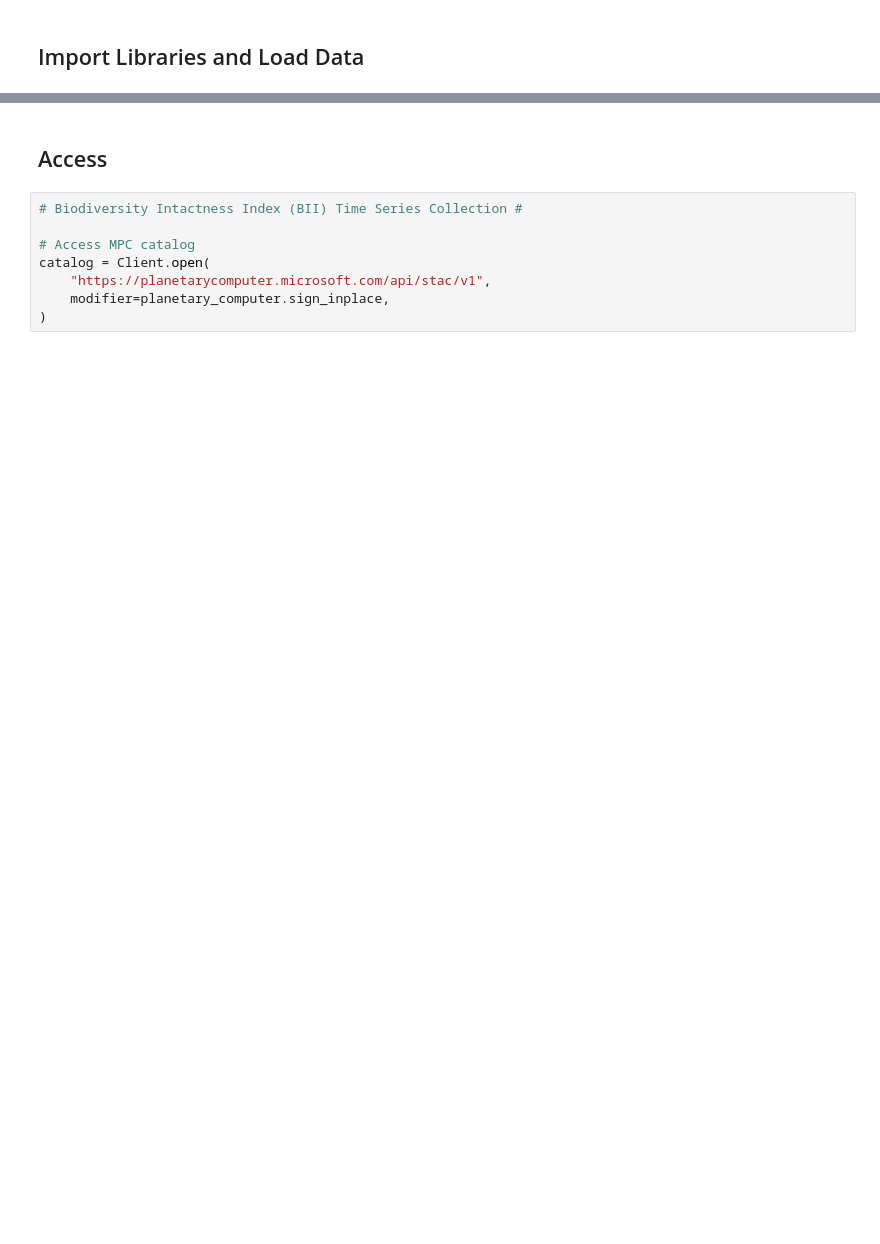
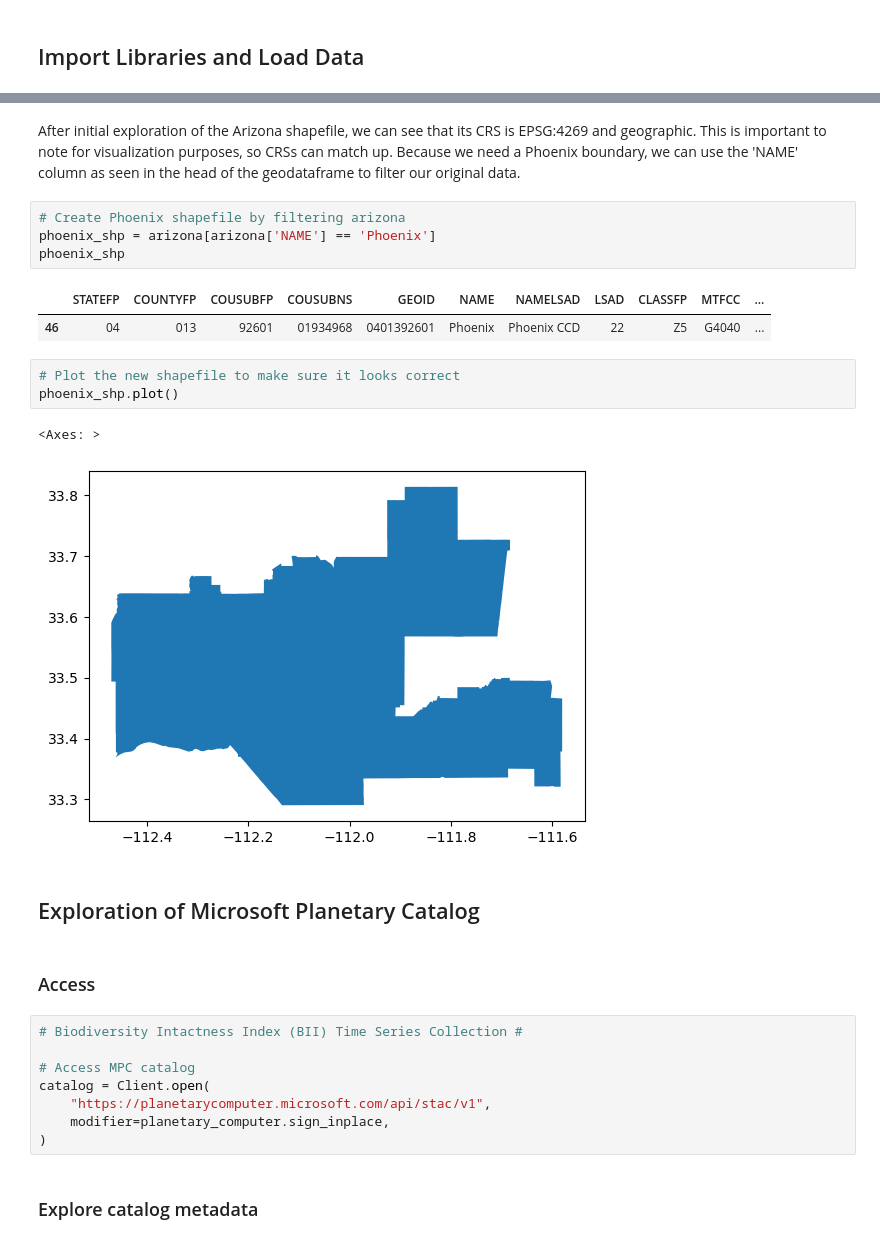
Before and after one commit to kimberleewong/eds220-biodiversity-intactness, a Jupyter notebook: biodiversity_intactness_index.ipynb, the cells around one changed output, grey strips where cells are left out. Saved outputs shown, nothing was run; the diff lists cells and outputs as text; blank space fills up the shorter version.

```diff
--- a/biodiversity_intactness_index.ipynb
+++ b/biodiversity_intactness_index.ipynb
@@ -47,5 +82,22 @@ pd.set_option("display.max.columns", None) # To see all columns
+# %% [markdown]
+After initial exploration of the Arizona shapefile, we can see that its CRS is EPSG:4269 and geographic. This is important to note for visualization purposes, so CRSs can match up. Because we need a Phoenix boundary, we can use the 'NAME' column as seen in the head of the geodataframe to filter our original data.
+# %%
+# Create Phoenix shapefile by filtering arizona
+phoenix_shp = arizona[arizona['NAME'] == 'Phoenix']
+phoenix_shp
+# %% [output]
+|  | STATEFP | COUNTYFP | COUSUBFP | COUSUBNS | GEOID | NAME | NAMELSAD | LSAD | CLASSFP | MTFCC | ... |
+| 46 | 04 | 013 | 92601 | 01934968 | 0401392601 | Phoenix | Phoenix CCD | 22 | Z5 | G4040 | ... |
+# %%
+# Plot the new shapefile to make sure it looks correct
+phoenix_shp.plot()
+# %% [output]
+<Axes: >
+[figure, added]
+# %% [markdown]
+## Exploration of Microsoft Planetary Catalog
 # %% [markdown]
-## Access
+### Access
 # %%
 # Biodiversity Intactness Index (BII) Time Series Collection #
 
@@ -54,3 +106,5 @@ catalog = Client.open(
     "https://planetarycomputer.microsoft.com/api/stac/v1",
     modifier=planetary_computer.sign_inplace,
 )
+# %% [markdown]
+### Explore catalog metadata
```
Also changed, not shown: parts of 15 cells of this notebook, 7 other files.
